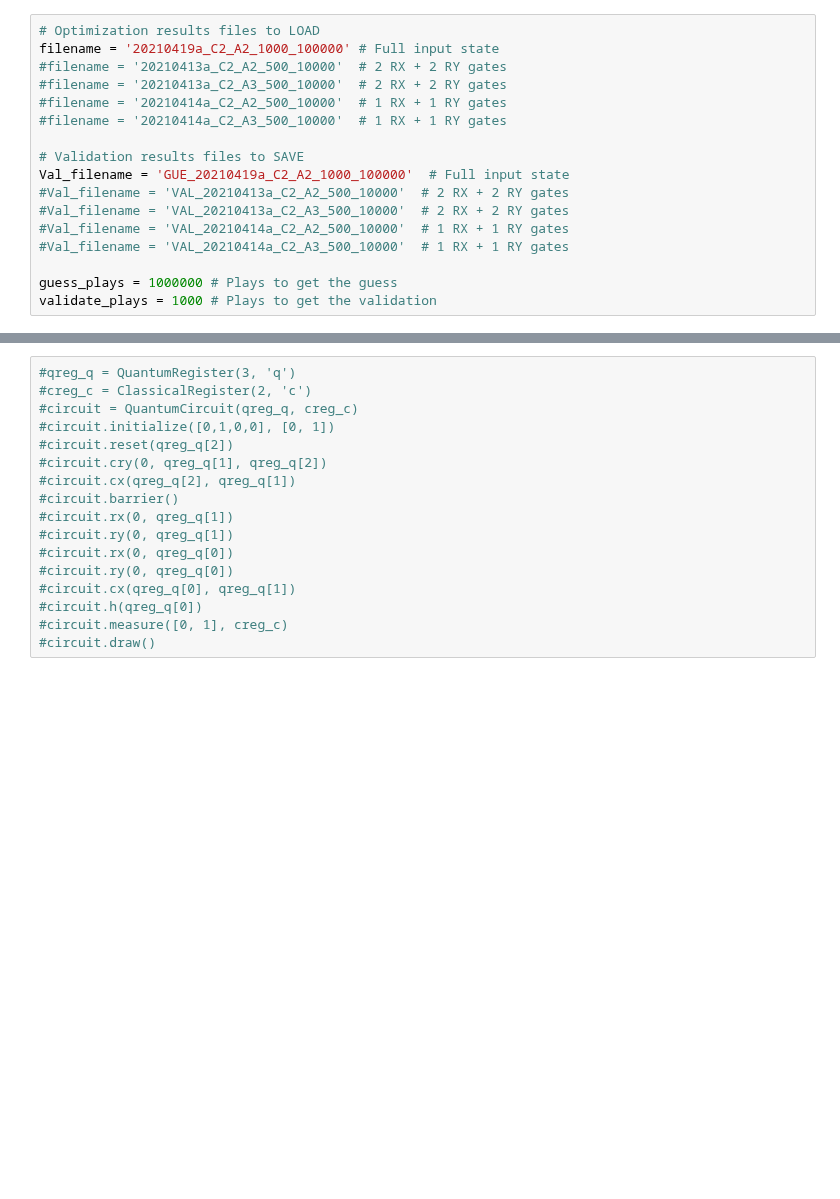
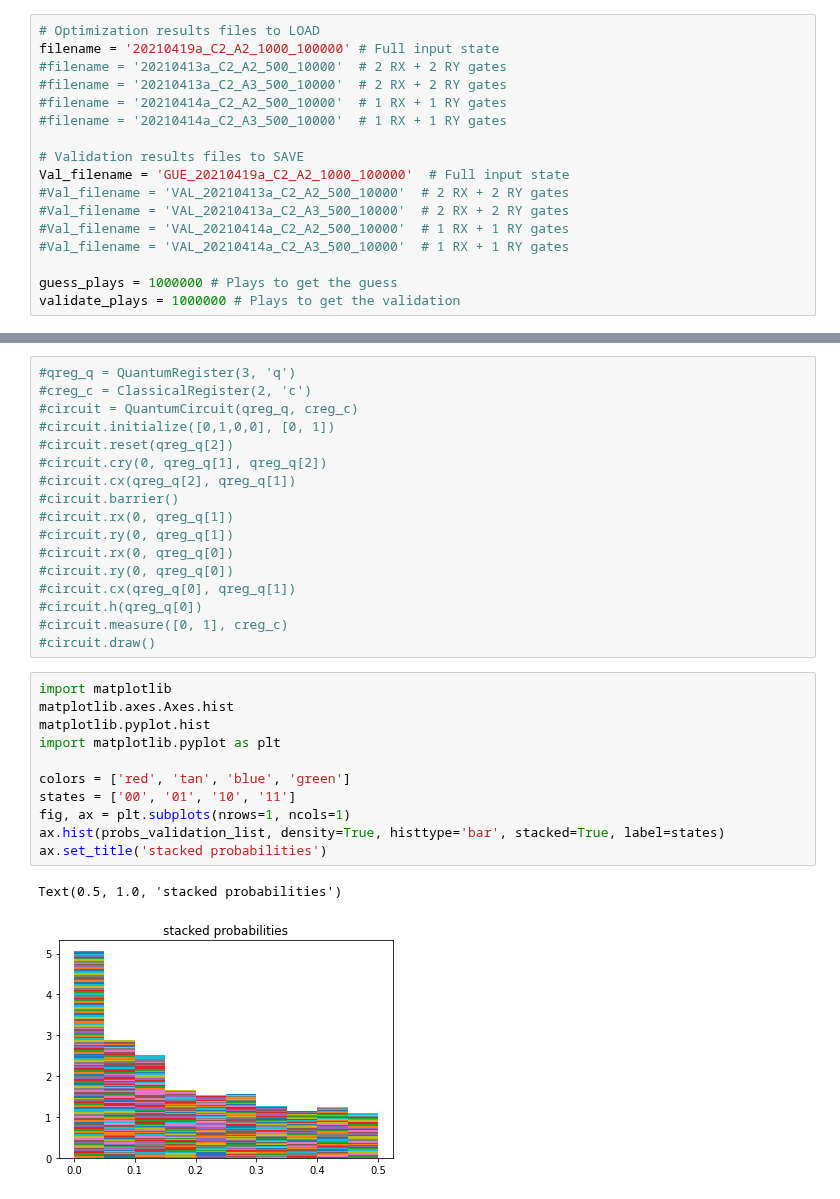
Before and after one commit to iamtxena/quantum-channel-discrimination, a Jupyter notebook: src/3-etas-FullInput-Guess&Validation.ipynb, the cells around one changed output, grey strips where cells are left out. Saved outputs shown, nothing was run; the diff lists cells and outputs as text; blank space fills up the shorter version.

Commit message:
include potential graphs

```diff
--- a/src/3-etas-FullInput-Guess&Validation.ipynb
+++ b/src/3-etas-FullInput-Guess&Validation.ipynb
@@ -30,7 +30,7 @@ Val_filename = 'GUE_20210419a_C2_A2_1000_100000'  # Full input state
 #Val_filename = 'VAL_20210414a_C2_A3_500_10000'  # 1 RX + 1 RY gates
 
 guess_plays = 1000000 # Plays to get the guess
-validate_plays = 1000 # Plays to get the validation
+validate_plays = 1000000 # Plays to get the validation
 # %%
 """ save and load results to and from a file """
 def save_results_to_disk(obj, name ):
@@ -292,3 +290,17 @@ validated_results
 #circuit.h(qreg_q[0])
 #circuit.measure([0, 1], creg_c)
 #circuit.draw()
+# %%
+import matplotlib
+matplotlib.axes.Axes.hist
+matplotlib.pyplot.hist
+import matplotlib.pyplot as plt
+
+colors = ['red', 'tan', 'blue', 'green']
+states = ['00', '01', '10', '11']
+fig, ax = plt.subplots(nrows=1, ncols=1)
+ax.hist(probs_validation_list, density=True, histtype='bar', stacked=True, label=states)
+ax.set_title('stacked probabilities')
+# %% [output]
+Text(0.5, 1.0, 'stacked probabilities')
+[figure, added]
```
Also changed, not shown: parts of 5 cells of this notebook.
